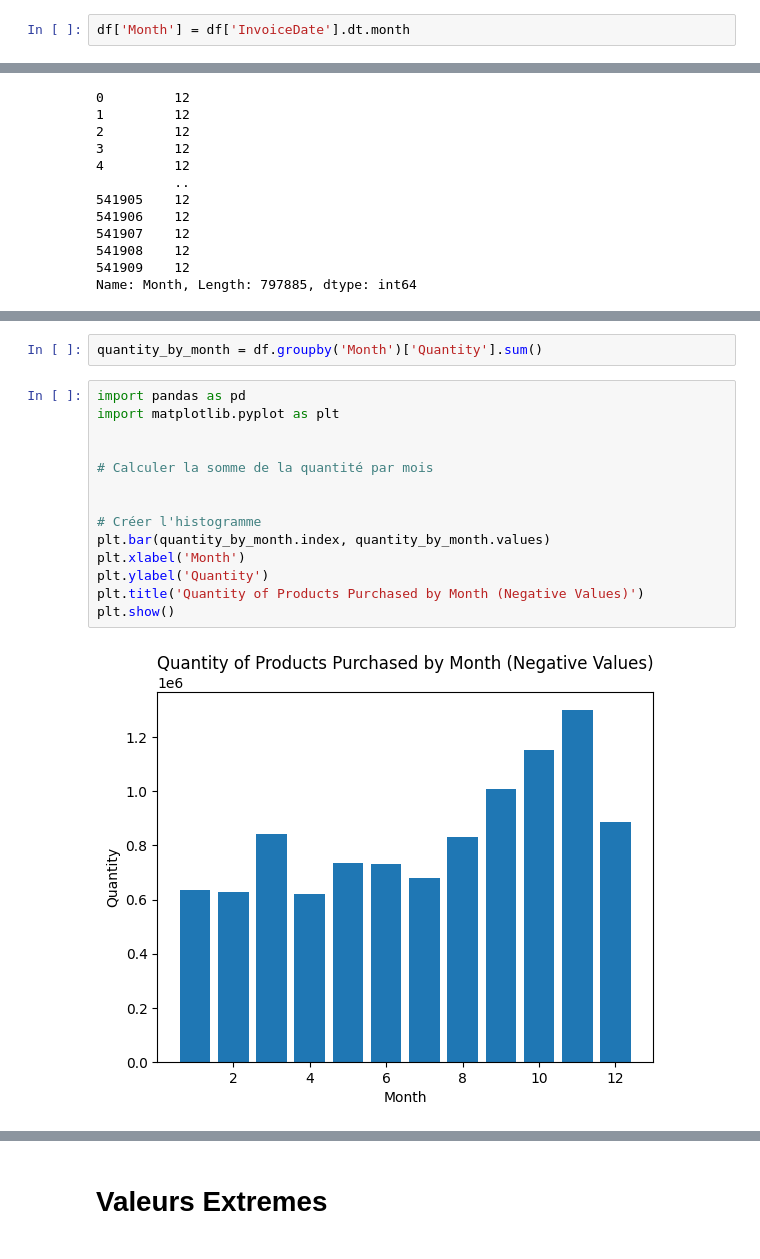
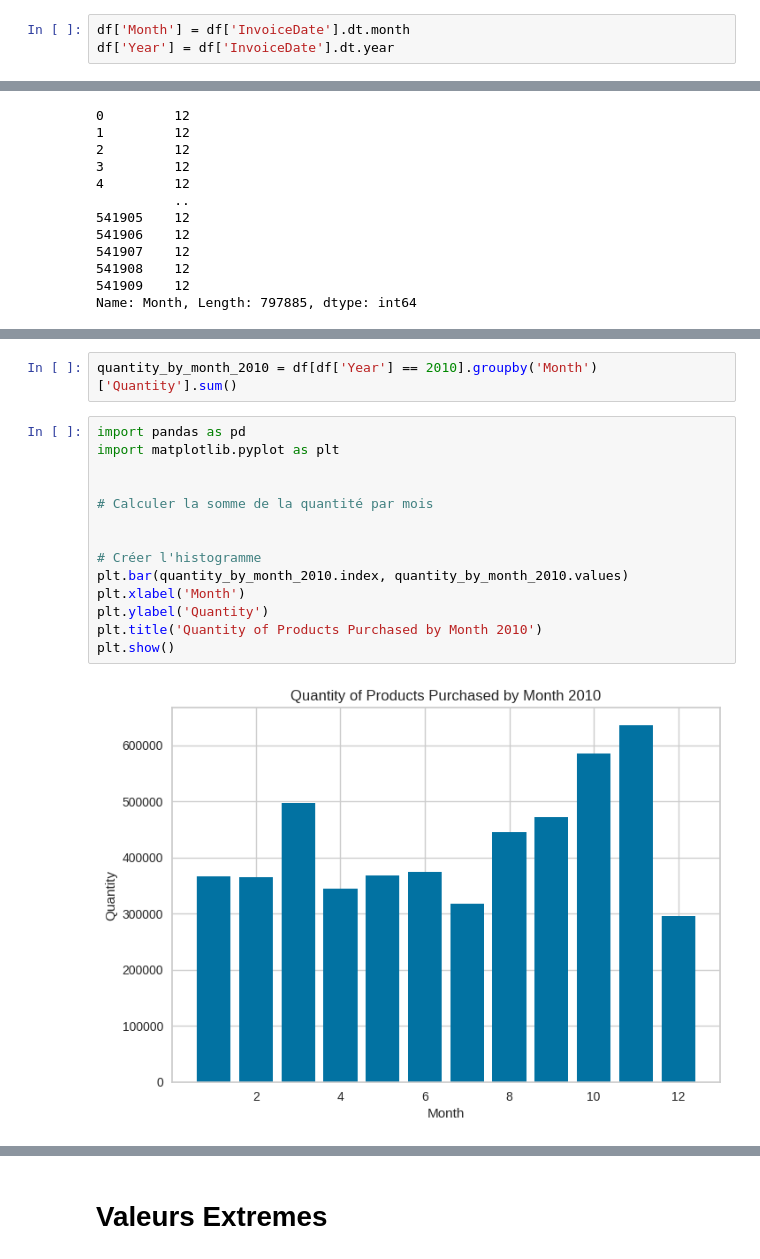
Before and after one commit to Noura-ou/projet_segmentation_client, a Jupyter notebook: src/test_ahmad.ipynb, the cells around one changed output, grey strips where cells are left out. Saved outputs shown, nothing was run; the diff lists cells and outputs as text.

```diff
--- a/src/test_ahmad.ipynb
+++ b/src/test_ahmad.ipynb
@@ -203,6 +203,7 @@ len(df.Invoice.unique())
 df['InvoiceDate'] = pd.to_datetime(df['InvoiceDate'])
 # %%
 df['Month'] = df['InvoiceDate'].dt.month
+df['Year'] = df['InvoiceDate'].dt.year
 # %%
 df.Month
 # %% [output]
@@ -221,18 +237,18 @@ Name: Month, Length: 797885, dtype: int64
 # %%
-quantity_by_month = df.groupby('Month')['Quantity'].sum()
+quantity_by_month_2010 = df[df['Year'] == 2010].groupby('Month')['Quantity'].sum()
 # %%
 import pandas as pd
 import matplotlib.pyplot as plt
 
 
 # Calculer la somme de la quantité par mois
 
 
 # Créer l'histogramme
-plt.bar(quantity_by_month.index, quantity_by_month.values)
+plt.bar(quantity_by_month_2010.index, quantity_by_month_2010.values)
 plt.xlabel('Month')
 plt.ylabel('Quantity')
-plt.title('Quantity of Products Purchased by Month (Negative Values)')
+plt.title('Quantity of Products Purchased by Month 2010')
 plt.show()
 # %% [output]
-[figure, old version]
+[figure, new version]
```
Also changed, not shown: parts of 28 cells of this notebook, 1 other file.
